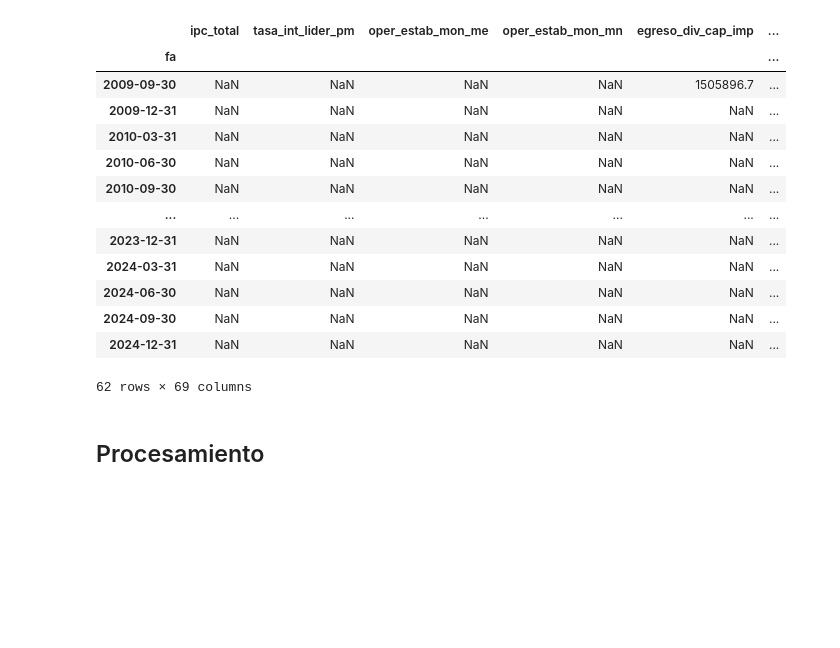
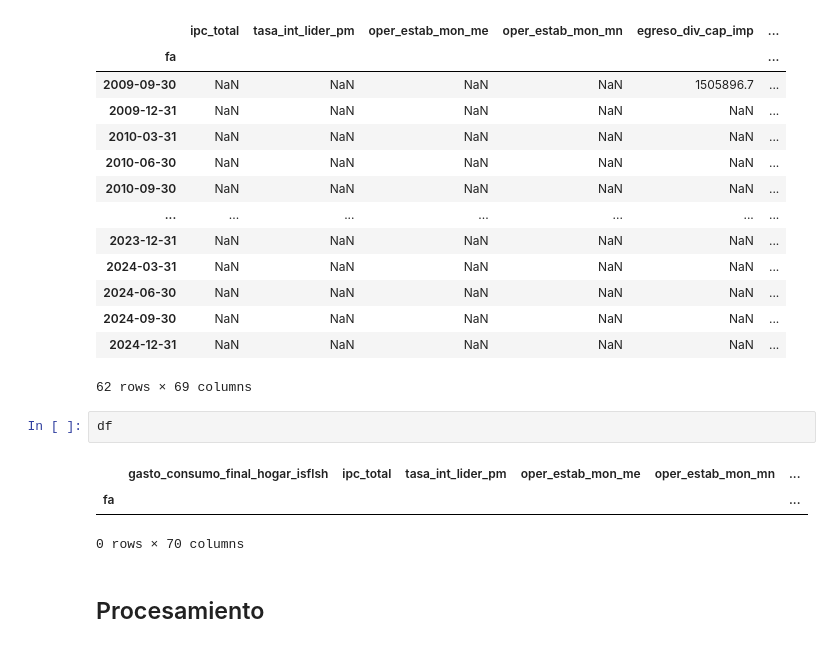
Before and after one commit to roolzpolo/papd-proyecto-final, a Jupyter notebook: 2_consumo_privado.ipynb, the cells around one changed output. Cells and saved outputs as stored; diff of their text form; blank space fills up the shorter version.

Commit message:
ejecucion consumo privado

```diff
--- a/2_consumo_privado.ipynb
+++ b/2_consumo_privado.ipynb
@@ -180,6 +197,12 @@ df_no_trimestrales
 | 2024-09-30 | NaN | NaN | NaN | NaN | NaN | ... |
 | 2024-12-31 | NaN | NaN | NaN | NaN | NaN | ... |
 62 rows × 69 columns
+# %%
+df
+# %% [output]
+|  | gasto_consumo_final_hogar_isflsh | ipc_total | tasa_int_lider_pm | oper_estab_mon_me | oper_estab_mon_mn | ... |
+| fa |  |  |  |  |  | ... |
+0 rows × 70 columns
 # %% [markdown]
 ## Procesamiento
 # %%
```
Also changed, not shown: parts of 4 cells of this notebook, 1 other file.
